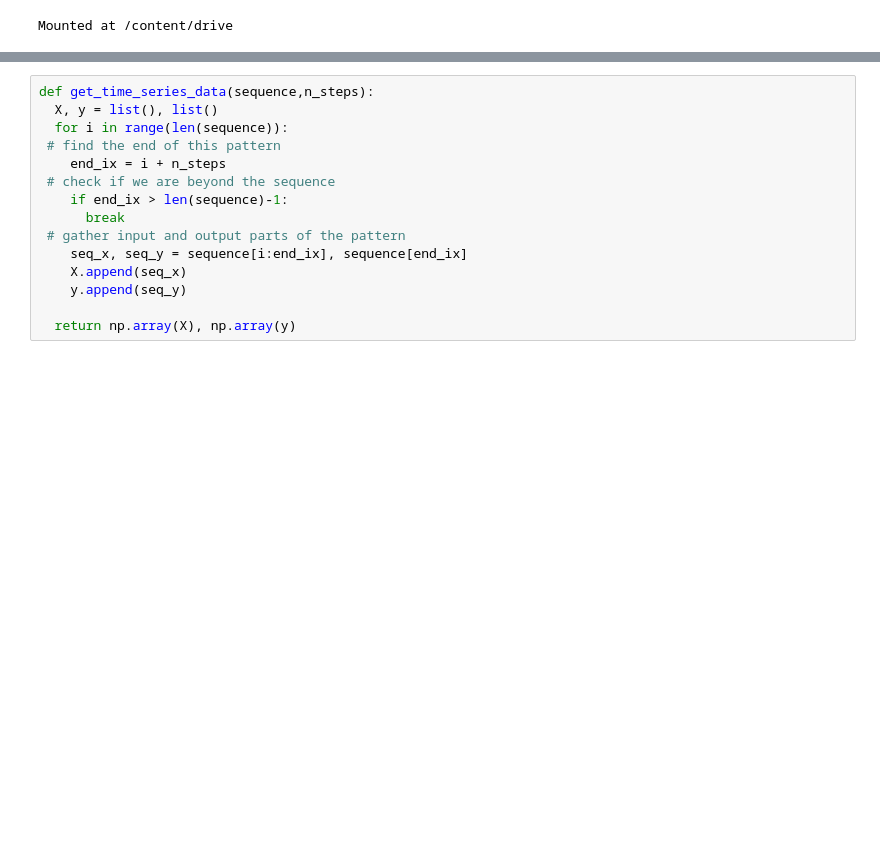
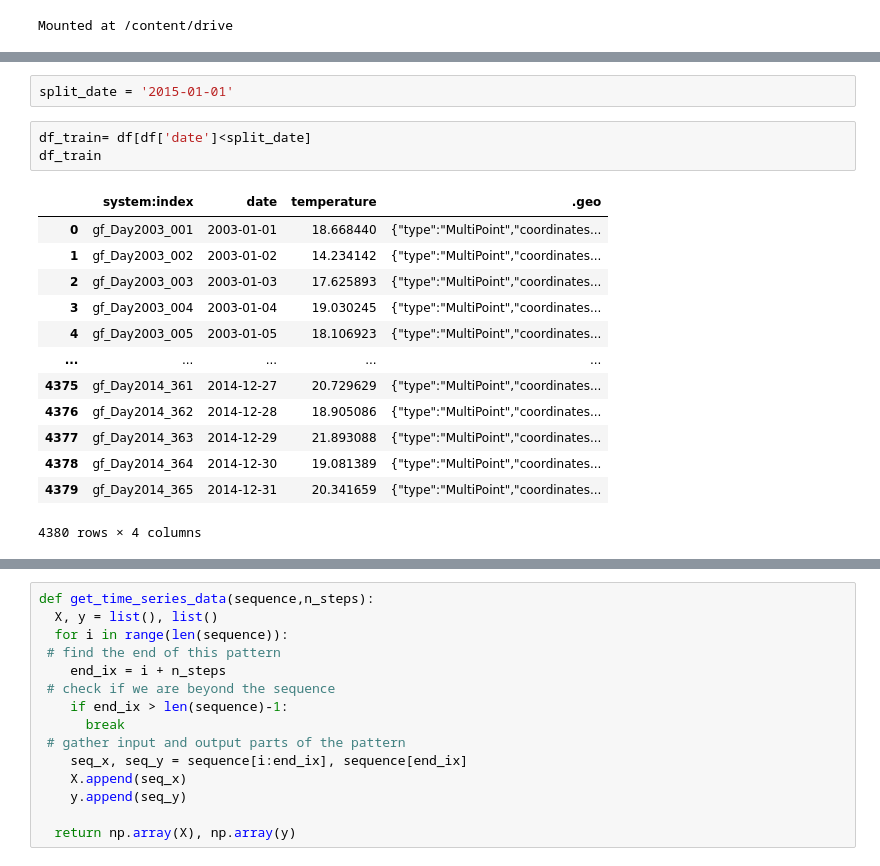
Before and after one commit to MnCSSJ4x/Global-Warming-Detection, a Jupyter notebook: Time_Series_Analysis_of_Land_Temperature_using_MODIS_DRAFT1.ipynb, the cells around one changed output, grey strips where cells are left out. Cells and saved outputs as stored; diff of their text form; blank space fills up the shorter version.

```diff
--- a/Time_Series_Analysis_of_Land_Temperature_using_MODIS_DRAFT1.ipynb
+++ b/Time_Series_Analysis_of_Land_Temperature_using_MODIS_DRAFT1.ipynb
@@ -57,0 +65,19 @@ table
+# %%
+split_date = '2015-01-01'
+# %%
+df_train= df[df['date']<split_date]
+df_train
+# %% [output]
+|  | system:index | date | temperature | .geo |
+| 0 | gf_Day2003_001 | 2003-01-01 | 18.668440 | {"type":"MultiPoint","coordinates... |
+| 1 | gf_Day2003_002 | 2003-01-02 | 14.234142 | {"type":"MultiPoint","coordinates... |
+| 2 | gf_Day2003_003 | 2003-01-03 | 17.625893 | {"type":"MultiPoint","coordinates... |
+| 3 | gf_Day2003_004 | 2003-01-04 | 19.030245 | {"type":"MultiPoint","coordinates... |
+| 4 | gf_Day2003_005 | 2003-01-05 | 18.106923 | {"type":"MultiPoint","coordinates... |
+| ... | ... | ... | ... | ... |
+| 4375 | gf_Day2014_361 | 2014-12-27 | 20.729629 | {"type":"MultiPoint","coordinates... |
+| 4376 | gf_Day2014_362 | 2014-12-28 | 18.905086 | {"type":"MultiPoint","coordinates... |
+| 4377 | gf_Day2014_363 | 2014-12-29 | 21.893088 | {"type":"MultiPoint","coordinates... |
+| 4378 | gf_Day2014_364 | 2014-12-30 | 19.081389 | {"type":"MultiPoint","coordinates... |
+| 4379 | gf_Day2014_365 | 2014-12-31 | 20.341659 | {"type":"MultiPoint","coordinates... |
+4380 rows × 4 columns
```
Also changed, not shown: parts of 37 cells of this notebook.
